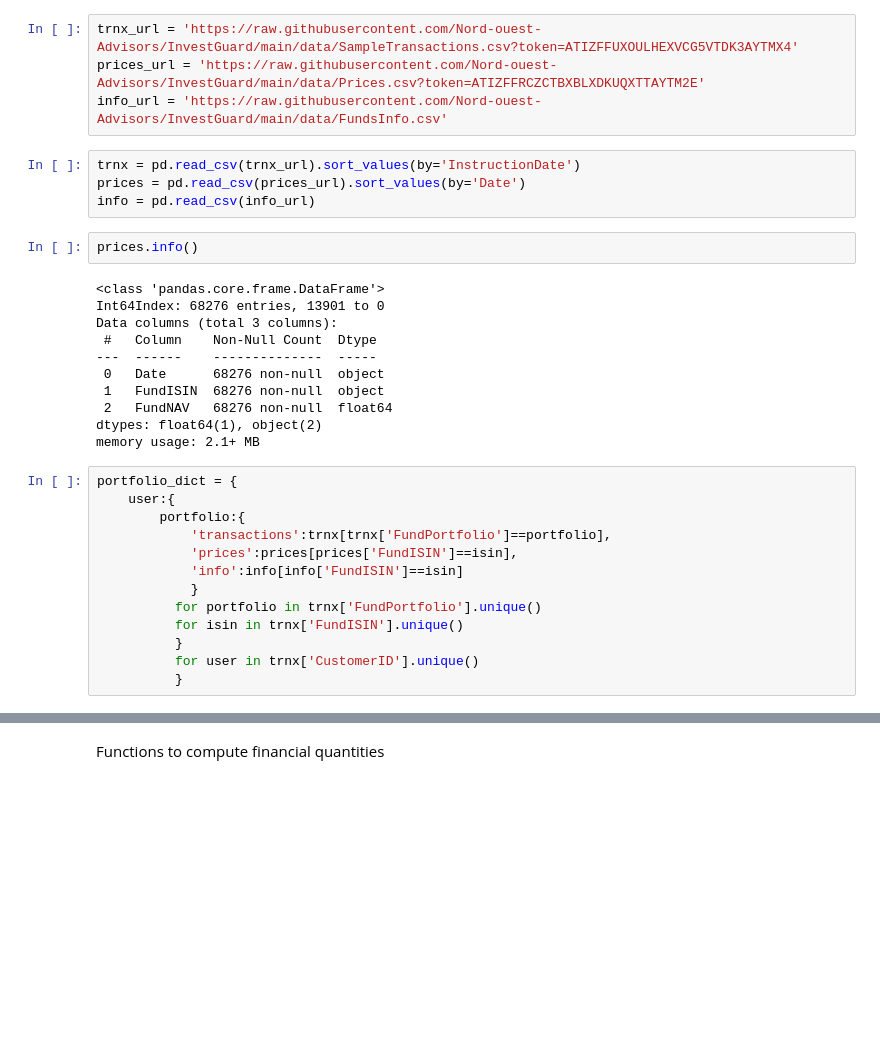
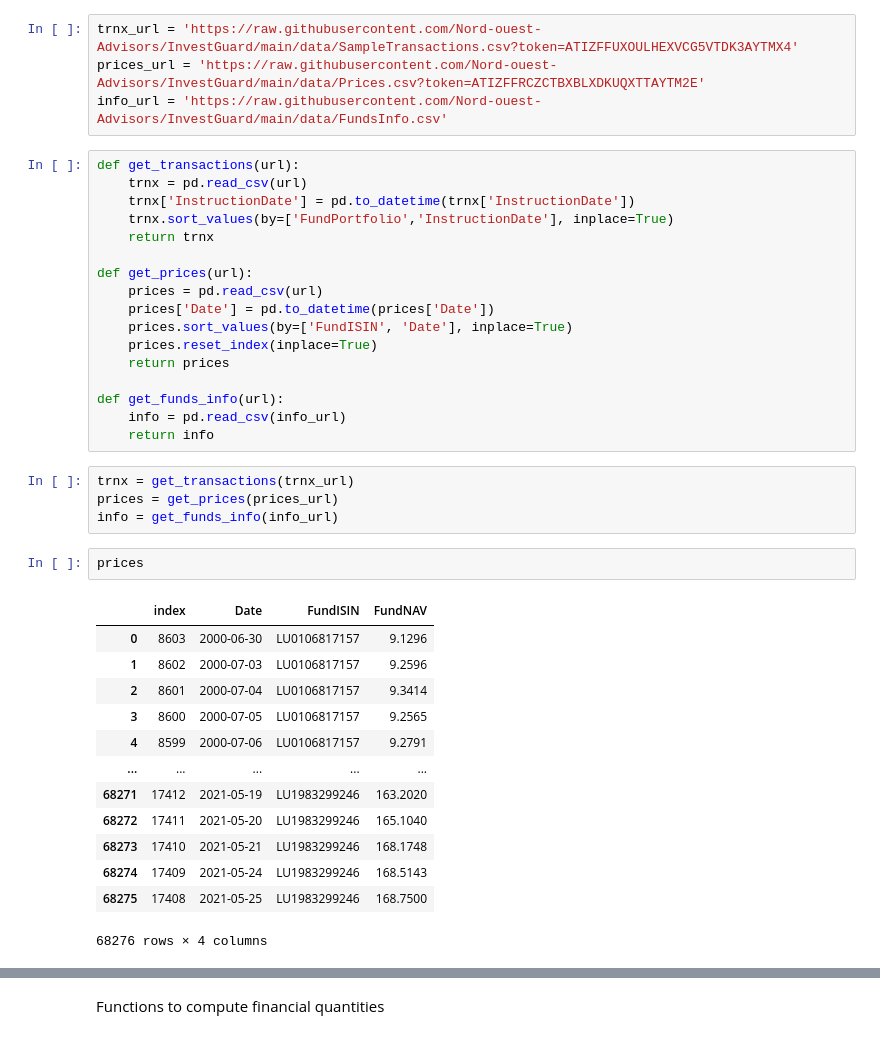
Before and after one commit to Nord-ouest-Advisors/InvestGuard, a Jupyter notebook: InvestGuard.ipynb, the cells around one changed output, grey strips where cells are left out. Saved outputs shown, nothing was run; the diff lists cells and outputs as text; blank space fills up the shorter version.

```diff
--- a/InvestGuard.ipynb
+++ b/InvestGuard.ipynb
@@ -9,33 +9,40 @@ import datetime
 trnx_url = 'https://raw.githubusercontent.com/Nord-ouest-Advisors/InvestGuard/main/data/SampleTransactions.csv?token=ATIZFFUXOULHEXVCG5VTDK3AYTMX4'
 prices_url = 'https://raw.githubusercontent.com/Nord-ouest-Advisors/InvestGuard/main/data/Prices.csv?token=ATIZFFRCZCTBXBLXDKUQXTTAYTM2E'
 info_url = 'https://raw.githubusercontent.com/Nord-ouest-Advisors/InvestGuard/main/data/FundsInfo.csv'
-# %%
-trnx = pd.read_csv(trnx_url).sort_values(by='InstructionDate')
-prices = pd.read_csv(prices_url).sort_values(by='Date')
-info = pd.read_csv(info_url)
+# %%
+def get_transactions(url):
+    trnx = pd.read_csv(url)
+    trnx['InstructionDate'] = pd.to_datetime(trnx['InstructionDate'])
+    trnx.sort_values(by=['FundPortfolio','InstructionDate'], inplace=True)
+    return trnx
+
+def get_prices(url):
+    prices = pd.read_csv(url)
+    prices['Date'] = pd.to_datetime(prices['Date'])
+    prices.sort_values(by=['FundISIN', 'Date'], inplace=True)
+    prices.reset_index(inplace=True)
+    return prices
+
+def get_funds_info(url):
+    info = pd.read_csv(info_url)
+    return info
+# %%
+trnx = get_transactions(trnx_url)
+prices = get_prices(prices_url)
+info = get_funds_info(info_url)
 # %%
-prices.info()
+prices
 # %% [output]
+|  | index | Date | FundISIN | FundNAV |
+| 0 | 8603 | 2000-06-30 | LU0106817157 | 9.1296 |
+| 1 | 8602 | 2000-07-03 | LU0106817157 | 9.2596 |
+| 2 | 8601 | 2000-07-04 | LU0106817157 | 9.3414 |
+| 3 | 8600 | 2000-07-05 | LU0106817157 | 9.2565 |
+| 4 | 8599 | 2000-07-06 | LU0106817157 | 9.2791 |
+| ... | ... | ... | ... | ... |
+| 68271 | 17412 | 2021-05-19 | LU1983299246 | 163.2020 |
+| 68272 | 17411 | 2021-05-20 | LU1983299246 | 165.1040 |
+| 68273 | 17410 | 2021-05-21 | LU1983299246 | 168.1748 |
+| 68274 | 17409 | 2021-05-24 | LU1983299246 | 168.5143 |
+| 68275 | 17408 | 2021-05-25 | LU1983299246 | 168.7500 |
-<class 'pandas.core.frame.DataFrame'>
-Int64Index: 68276 entries, 13901 to 0
-Data columns (total 3 columns):
- #   Column    Non-Null Count  Dtype
----  ------    --------------  -----
- 0   Date      68276 non-null  object
- 1   FundISIN  68276 non-null  object
- 2   FundNAV   68276 non-null  float64
-dtypes: float64(1), object(2)
-memory usage: 2.1+ MB
+68276 rows × 4 columns
-# %%
-portfolio_dict = {
-    user:{
-        portfolio:{
-            'transactions':trnx[trnx['FundPortfolio']==portfolio],
-            'prices':prices[prices['FundISIN']==isin],
-            'info':info[info['FundISIN']==isin]
-            }
-          for portfolio in trnx['FundPortfolio'].unique()
-          for isin in trnx['FundISIN'].unique()
-          }
-          for user in trnx['CustomerID'].unique()
-          }
```
Also changed, not shown: parts of 3 cells of this notebook.
